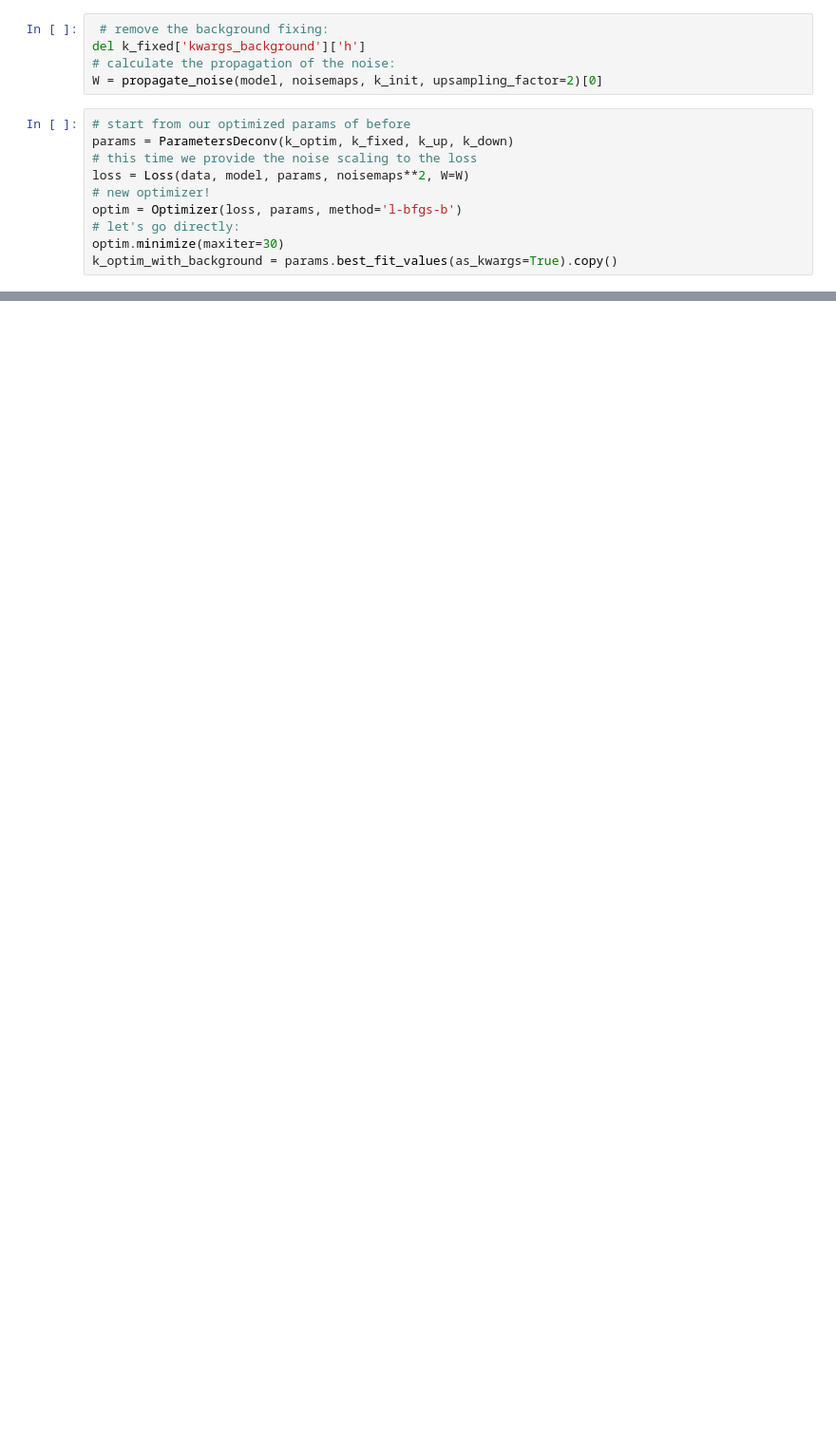
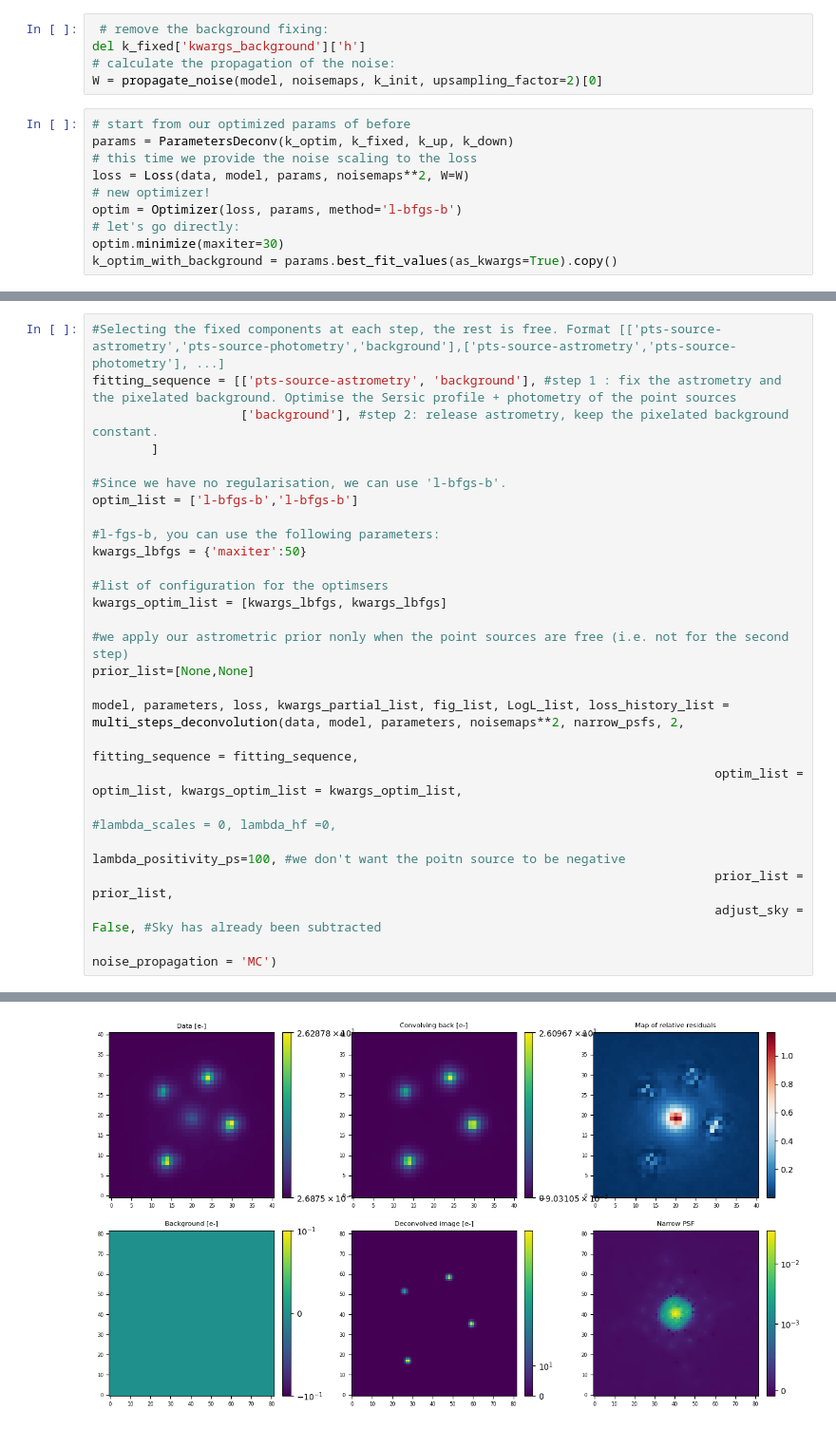
Before and after one commit to felavila/SFstarred, a Jupyter notebook: notebooks/chapter_3_deconvolving.ipynb, the cells around one changed output, grey strips where cells are left out. Shown at 95% size. Drawn from its saved outputs; the diff is of its cells as text; blank space fills up the shorter version.

```diff
--- a/notebooks/chapter_3_deconvolving.ipynb
+++ b/notebooks/chapter_3_deconvolving.ipynb
@@ -160,0 +194,27 @@ view_deconv_model(model, k_optim_with_background, data, noisemaps**2, figsize=(1
+# %%
+#Selecting the fixed components at each step, the rest is free. Format [['pts-source-astrometry','pts-source-photometry','background'],['pts-source-astrometry','pts-source-photometry'], ...]
+fitting_sequence = [['pts-source-astrometry', 'background'], #step 1 : fix the astrometry and the pixelated background. Optimise the Sersic profile + photometry of the point sources
+                    ['background'], #step 2: release astrometry, keep the pixelated background constant.
+        ]
+
+#Since we have no regularisation, we can use 'l-bfgs-b'.
+optim_list = ['l-bfgs-b','l-bfgs-b']
+
+#l-fgs-b, you can use the following parameters:
+kwargs_lbfgs = {'maxiter':50}
+
+#list of configuration for the optimsers
+kwargs_optim_list = [kwargs_lbfgs, kwargs_lbfgs]
+
+#we apply our astrometric prior nonly when the point sources are free (i.e. not for the second step)
+prior_list=[None,None]
+
+model, parameters, loss, kwargs_partial_list, fig_list, LogL_list, loss_history_list = multi_steps_deconvolution(data, model, parameters, noisemaps**2, narrow_psfs, 2,
+                                                                                    fitting_sequence = fitting_sequence,
+                                                                                    optim_list = optim_list, kwargs_optim_list = kwargs_optim_list,
+                                                                                    #lambda_scales = 0, lambda_hf =0,
+                                                                                    lambda_positivity_ps=100, #we don't want the poitn source to be negative
+                                                                                    prior_list = prior_list,
+                                                                                    adjust_sky = False, #Sky has already been subtracted
+                                                                                    noise_propagation = 'MC')
+# %% [output]
@@ -160,0 +231 @@ view_deconv_model(model, k_optim_with_background, data, noisemaps**2, figsize=(1
+[figure, added]
```
Also changed, not shown: parts of 14 cells of this notebook, 6 other files.
